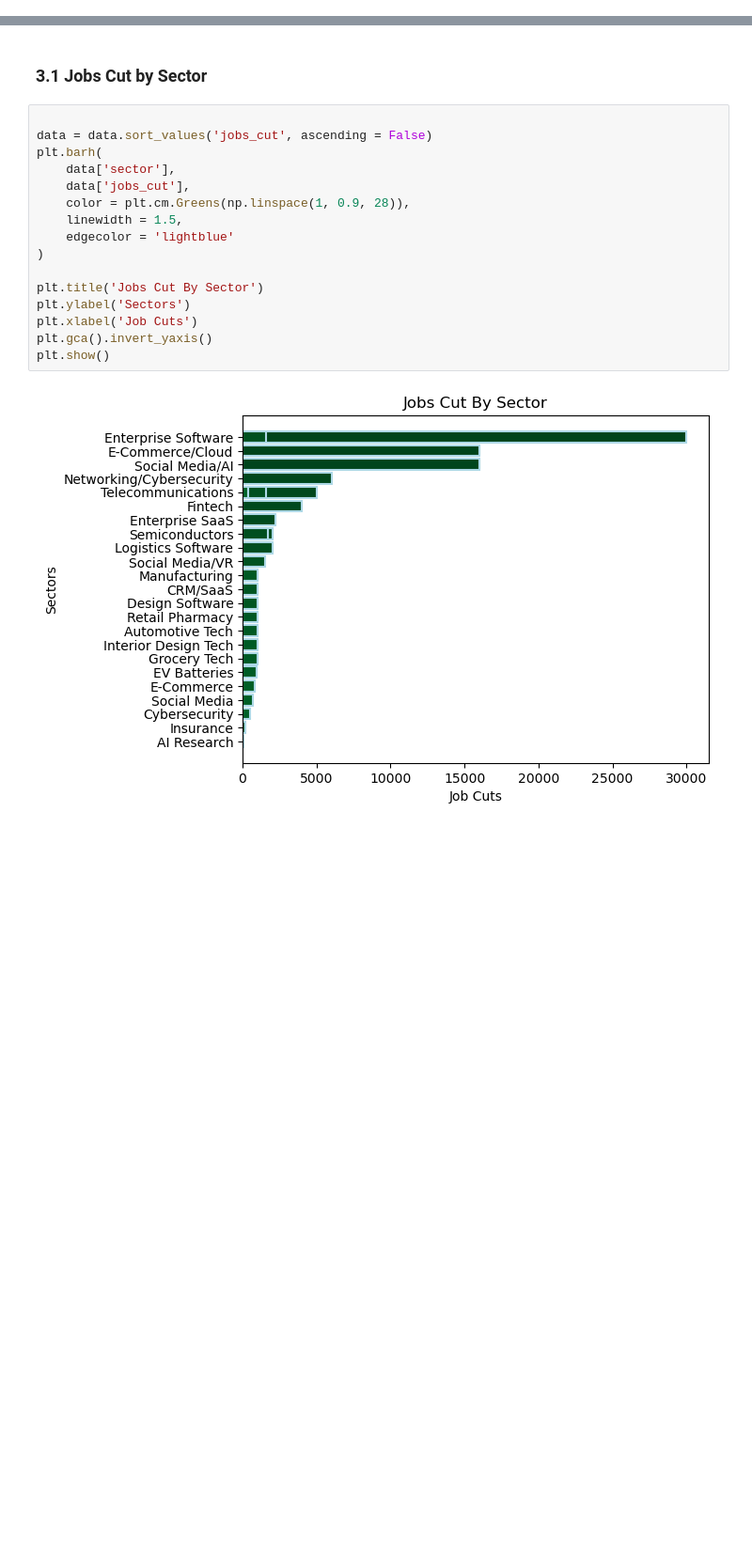
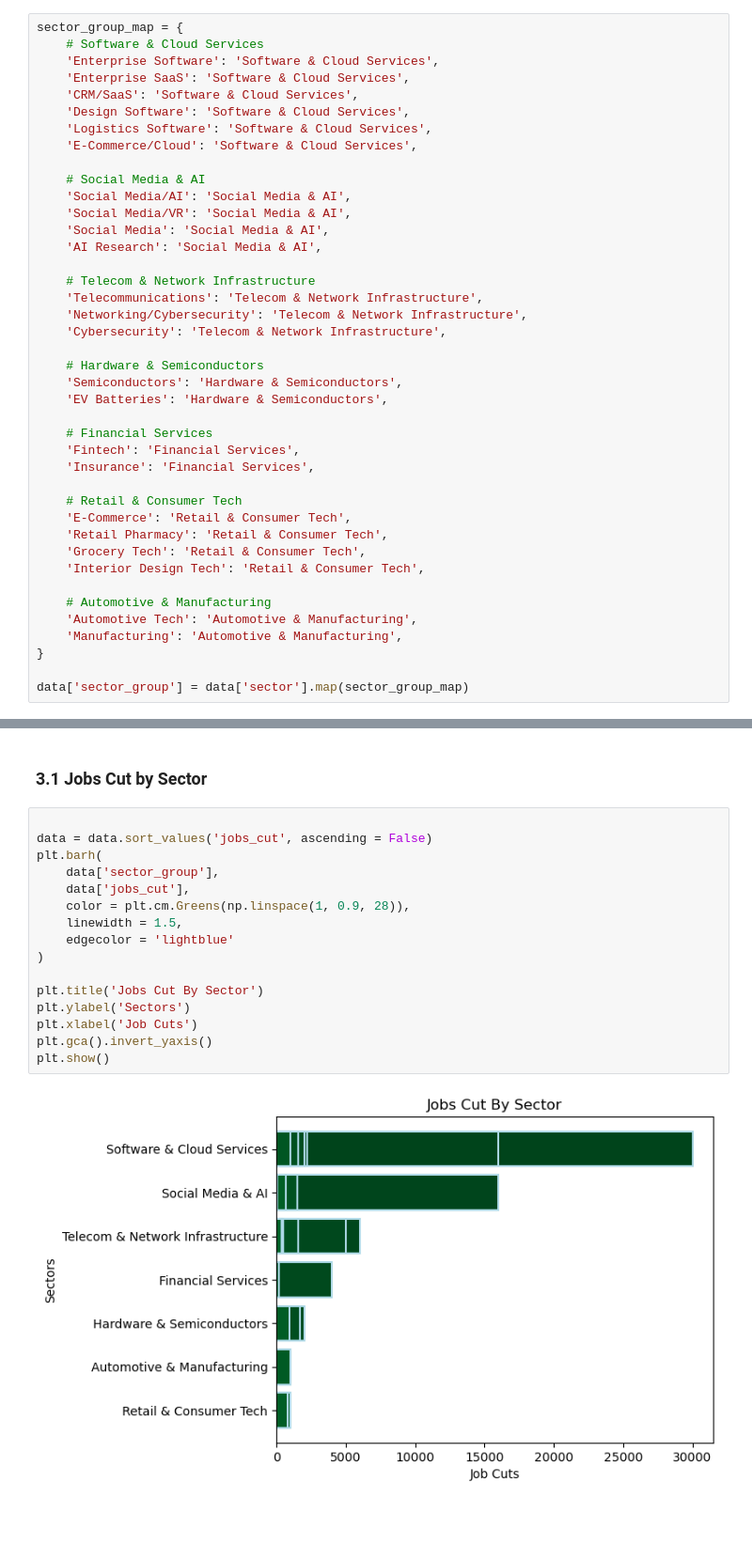
Before and after one commit to Kartika-Nidhi/DS_Projects, a Jupyter notebook: TechLayoffs2026Analysis.ipynb, the cells around one changed output, grey strips where cells are left out. Shown at 94% size. Drawn from its saved outputs; the diff is of its cells as text; blank space fills up the shorter version.

```diff
--- a/TechLayoffs2026Analysis.ipynb
+++ b/TechLayoffs2026Analysis.ipynb
@@ -423 +423,42 @@ In March, only Ergo Insurance had layoff of 15000, other companies show massive
+# %%
+sector_group_map = {
+    # Software & Cloud Services
+    'Enterprise Software': 'Software & Cloud Services',
+    'Enterprise SaaS': 'Software & Cloud Services',
+    'CRM/SaaS': 'Software & Cloud Services',
+    'Design Software': 'Software & Cloud Services',
+    'Logistics Software': 'Software & Cloud Services',
+    'E-Commerce/Cloud': 'Software & Cloud Services',
+
+    # Social Media & AI
+    'Social Media/AI': 'Social Media & AI',
+    'Social Media/VR': 'Social Media & AI',
+    'Social Media': 'Social Media & AI',
+    'AI Research': 'Social Media & AI',
+
+    # Telecom & Network Infrastructure
+    'Telecommunications': 'Telecom & Network Infrastructure',
+    'Networking/Cybersecurity': 'Telecom & Network Infrastructure',
+    'Cybersecurity': 'Telecom & Network Infrastructure',
+
+    # Hardware & Semiconductors
+    'Semiconductors': 'Hardware & Semiconductors',
+    'EV Batteries': 'Hardware & Semiconductors',
+
+    # Financial Services
+    'Fintech': 'Financial Services',
+    'Insurance': 'Financial Services',
+
+    # Retail & Consumer Tech
+    'E-Commerce': 'Retail & Consumer Tech',
+    'Retail Pharmacy': 'Retail & Consumer Tech',
+    'Grocery Tech': 'Retail & Consumer Tech',
+    'Interior Design Tech': 'Retail & Consumer Tech',
+
+    # Automotive & Manufacturing
+    'Automotive Tech': 'Automotive & Manufacturing',
+    'Manufacturing': 'Automotive & Manufacturing',
+}
+
+data['sector_group'] = data['sector'].map(sector_group_map)
 # %%
@@ -853,21 +886,21 @@ plt.show()
 # %%
 
 data = data.sort_values('jobs_cut', ascending = False)
 plt.barh(
-    data['sector'],
+    data['sector_group'],
     data['jobs_cut'],
     color = plt.cm.Greens(np.linspace(1, 0.9, 28)),
     linewidth = 1.5,
     edgecolor = 'lightblue'
 )
 
 plt.title('Jobs Cut By Sector')
 plt.ylabel('Sectors')
 plt.xlabel('Job Cuts')
 plt.gca().invert_yaxis()
 plt.show()
 # %% [output]
-[figure, old version]
+[figure, new version]
 # %% [markdown]
 ###
 # %% [markdown]
```
Also changed, not shown: parts of 20 cells of this notebook.
